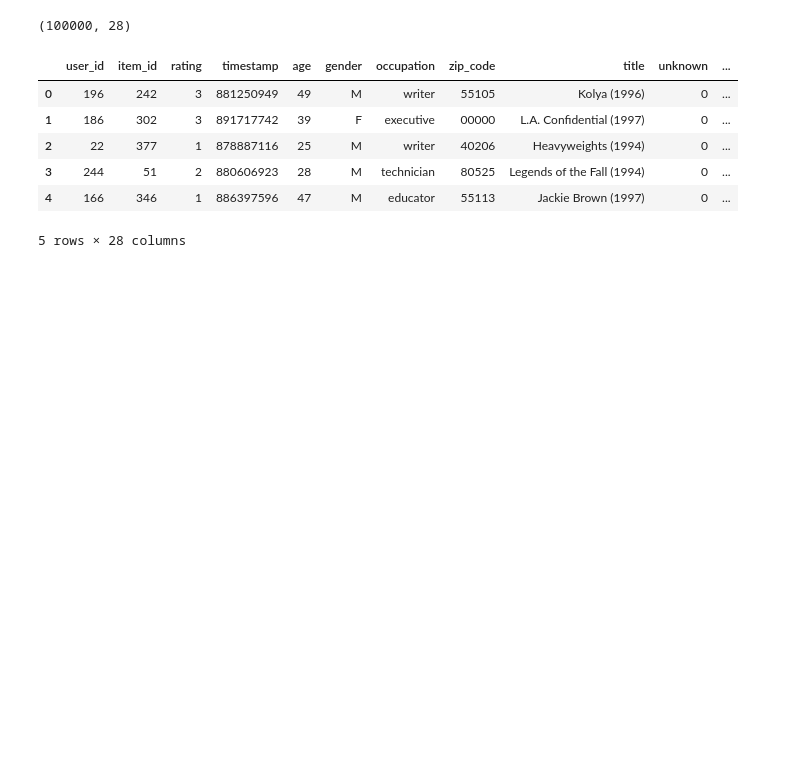
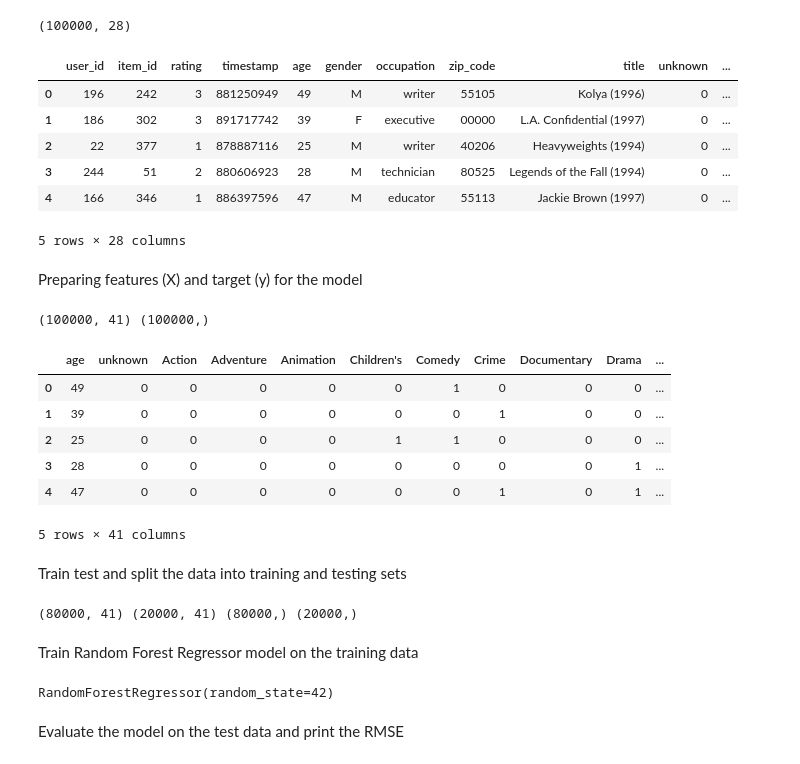
Before and after one commit to FutureProofDev/Movie_Recommendation_Engine, a Jupyter notebook: notebooks/03_regression_model.ipynb, the cells around one changed output. Drawn from its saved outputs; the diff is of its cells as text; code cells hidden in the pictures; blank space fills up the shorter version.

Commit message:
Random Forest Regressor model training and evaluation with feature importance analysis

```diff
--- a/notebooks/03_regression_model.ipynb
+++ b/notebooks/03_regression_model.ipynb
@@ -31,3 +31,44 @@ df.head()
 | 3 | 244 | 51 | 2 | 880606923 | 28 | M | technician | 80525 | Legends of the Fall (1994) | 0 | ... |
 | 4 | 166 | 346 | 1 | 886397596 | 47 | M | educator | 55113 | Jackie Brown (1997) | 0 | ... |
 5 rows × 28 columns
+# %% [markdown]
+Preparing features (X) and target (y) for the model
+# %%
+# Encode categorical user features
+df_encoded = pd.get_dummies(df, columns=['gender', 'occupation'], drop_first=True)
+
+# Features: age, gender/occupation dummies, all 19 genre flags
+# Drop columns that shouldn't be used as predictive features
+feature_cols = [c for c in df_encoded.columns if c not in
+                 ['user_id', 'item_id', 'rating', 'timestamp', 'title', 'zip_code']]
+
+X = df_encoded[feature_cols]
+y = df_encoded['rating']
+
+print(X.shape, y.shape)
+X.head()
+# %% [output]
+(100000, 41) (100000,)
+|  | age | unknown | Action | Adventure | Animation | Children's | Comedy | Crime | Documentary | Drama | ... |
+| 0 | 49 | 0 | 0 | 0 | 0 | 0 | 1 | 0 | 0 | 0 | ... |
+| 1 | 39 | 0 | 0 | 0 | 0 | 0 | 0 | 1 | 0 | 0 | ... |
+| 2 | 25 | 0 | 0 | 0 | 0 | 1 | 1 | 0 | 0 | 0 | ... |
+| 3 | 28 | 0 | 0 | 0 | 0 | 0 | 0 | 0 | 0 | 1 | ... |
+| 4 | 47 | 0 | 0 | 0 | 0 | 0 | 0 | 1 | 0 | 1 | ... |
+5 rows × 41 columns
+# %% [markdown]
+Train test and split the data into training and testing sets
+# %%
+X_train, X_test, y_train, y_test = train_test_split(X, y, test_size=0.2, random_state=42)
+print(X_train.shape, X_test.shape, y_train.shape, y_test.shape)
+# %% [output]
+(80000, 41) (20000, 41) (80000,) (20000,)
+# %% [markdown]
+Train Random Forest Regressor model on the training data
+# %%
+rf_model = RandomForestRegressor(n_estimators=100, random_state=42)
+rf_model.fit(X_train, y_train)
+# %% [output]
+RandomForestRegressor(random_state=42)
+# %% [markdown]
+Evaluate the model on the test data and print the RMSE
```
Also changed, not shown: parts of 3 cells of this notebook.
